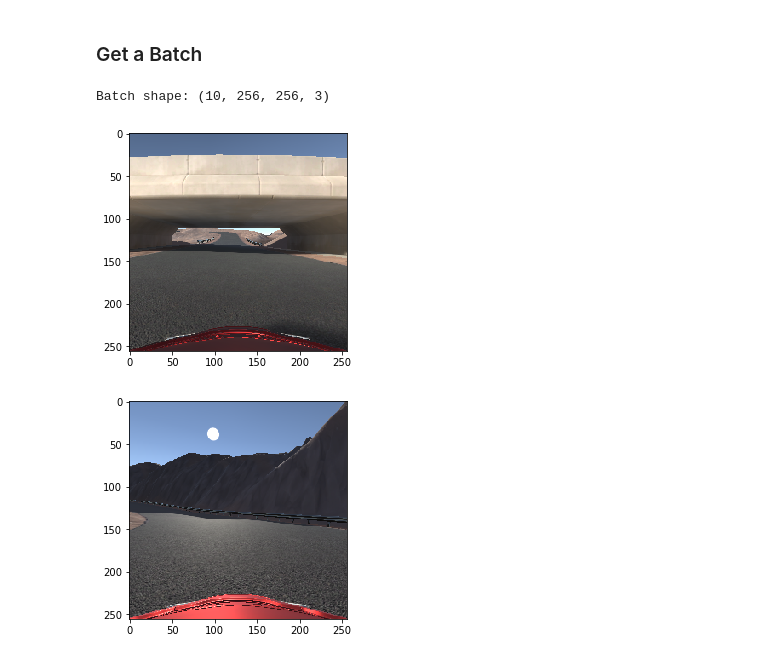
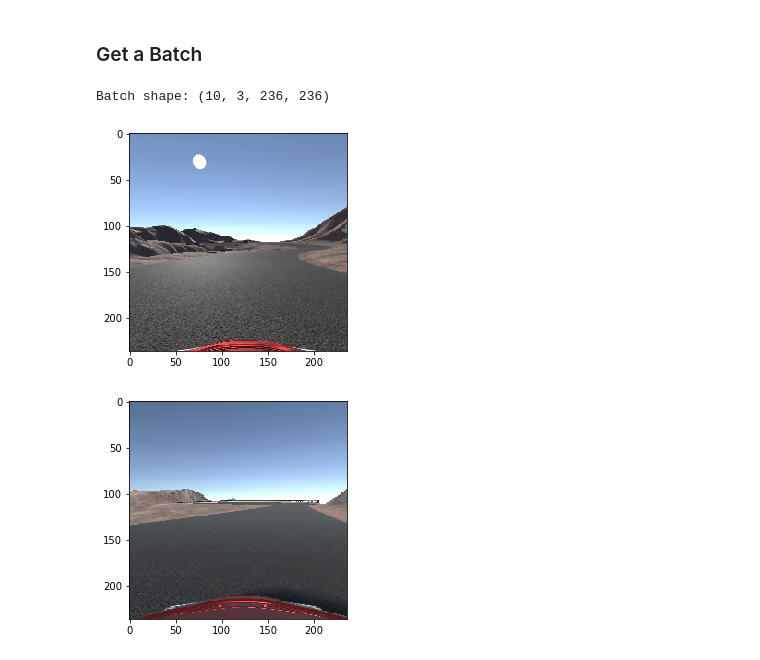
Before and after one commit to VisBlank/DLMatFramework, a Jupyter notebook: learn/python_notebooks/PyTorch/LoadingData.ipynb, the cells around one changed output. Cells and saved outputs as stored; diff of their text form; code cells hidden in the pictures.

```diff
--- a/learn/python_notebooks/PyTorch/LoadingData.ipynb
+++ b/learn/python_notebooks/PyTorch/LoadingData.ipynb
@@ -33,11 +34,13 @@ class DriveData(Dataset):
     def __getitem__(self, index):
         img = Image.open(self.__xs[index])
         img = img.convert('RGB')
+
+        # Do Transformations on the image
         if self.transform is not None:
             img = self.transform(img)
 
-        # Convert image and label to torch tensors
-        img = torch.from_numpy(np.asarray(img))
+        # #img = torch.from_numpy(np.asarray(img)) (We have a transform to do the job)
+        # Convert label to torch tensors
         label = torch.from_numpy(np.asarray(self.__ys[index]).reshape([1,1]))
         return img, label
 
@@ -45,8 +48,12 @@ class DriveData(Dataset):
     def __len__(self):
         return len(self.__xs)
 # %%
+transformations = transforms.Compose([
+    transforms.RandomCrop(236),transforms.RandomHorizontalFlip(),
+    transforms.ToTensor()])
+
 # Instantiate a dataset
-dset_train = DriveData(FOLDER_DATASET)
+dset_train = DriveData(FOLDER_DATASET, transformations)
 # %% [markdown]
 ### Create a DataLoader
 Now we need to pass the dataset to the dataloader, now PyTorch will handle all the shuffling and batch management for you.
@@ -62,15 +69,15 @@ train_loader = DataLoader(dset_train,
 # %%
 # Get a batch of training data
 imgs, steering_angle = next(iter(train_loader))
 print('Batch shape:',imgs.numpy().shape)
-plt.imshow(imgs.numpy()[0,:,:,:])
+plt.imshow(imgs.numpy().transpose([0,2,3,1])[0,:,:,:])
 plt.show()
-plt.imshow(imgs.numpy()[-1,:,:,:])
+plt.imshow(imgs.numpy().transpose([0,2,3,1])[-1,:,:,:])
 plt.show()
 
 # If you want the batch on a for-loop
 # for batch_idx, (data, target) in enumerate(train_loader):
 # %% [output]
-Batch shape: (10, 256, 256, 3)
+Batch shape: (10, 3, 236, 236)
-[figure, old version]
+[figure, new version]
-[figure, old version]
+[figure, new version]
```
Also changed, not shown: parts of 1 cell of this notebook.
